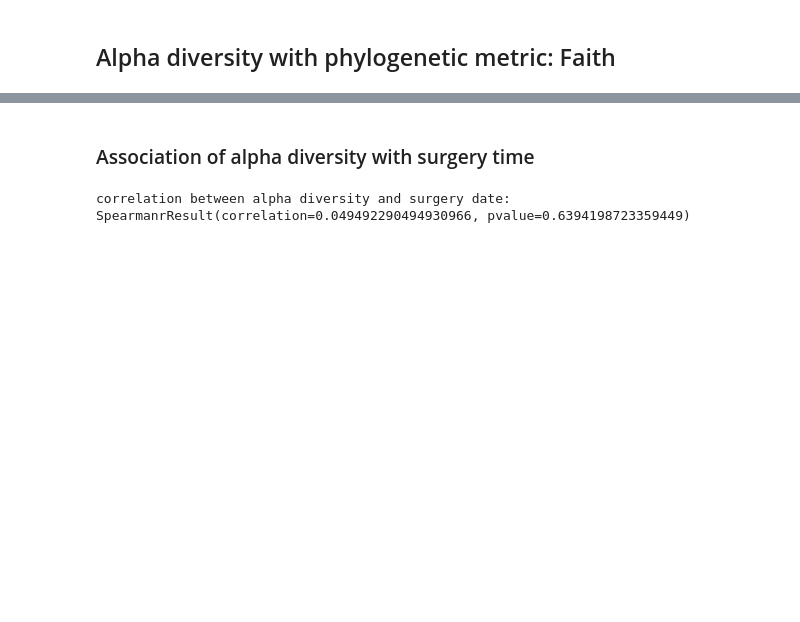
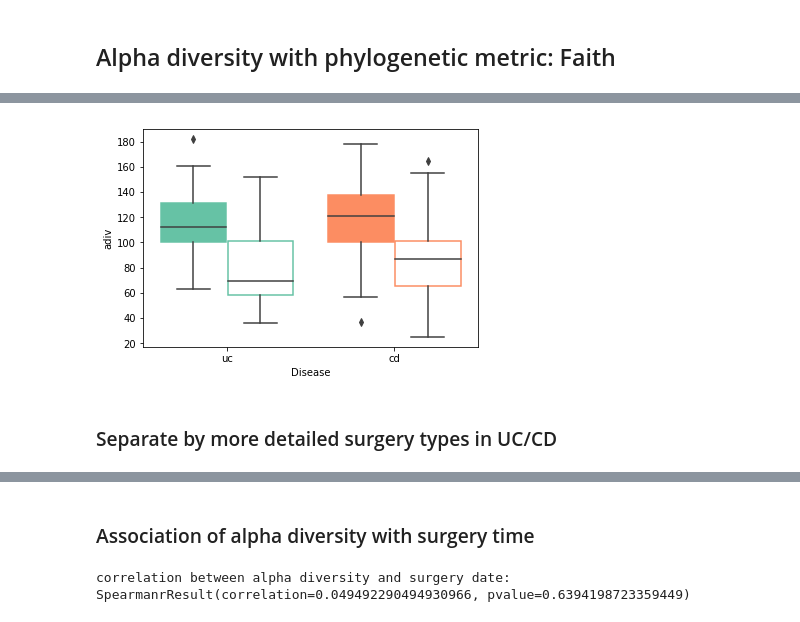
Before and after one commit to knightlab-analyses/ibd-surgery, a Jupyter notebook: notebooks_metagenomics/2.2 Biobank_Alpha_Diversity -python3.ipynb, the cells around one changed output, grey strips where cells are left out. Cells and saved outputs as stored; diff of their text form; code cells hidden in the pictures; blank space fills up the shorter version.

```diff
--- a/notebooks_metagenomics/2.2 Biobank_Alpha_Diversity -python3.ipynb
+++ b/notebooks_metagenomics/2.2 Biobank_Alpha_Diversity -python3.ipynb
@@ -17,10 +17,12 @@ matplotlib.rcParams['ps.fonttype'] = 42
 
 df_species=pd.read_csv('./data/metaphlan2_species_level_abundance_classified.csv',index_col=0)
 df_species=df_species.fillna(value=0)
+df_species=df_species.drop('PLCL19621_1',1)
 
 #load the species abundance profile with species name abundance replaced by taxonID
 # This is to ensure the consistency between phylo tree and abundance profile
 df_spe_taxID=pd.read_csv('./data/metaphlan2_species_abundance_taxonID.csv',index_col=0)
 df_spe_taxID=df_spe_taxID.fillna(value=0)
+df_spe_taxID=df_spe_taxID.drop('PLCL19621_1',1)
 # %%
 ##load metadata
@@ -252,0 +277,13 @@ MannwhitneyuResult(statistic=4050.0, pvalue=4.595546226741946e-07)
+# %%
+disease=[]
+surgery=[]
+for i in df_adiv.index:
+    disease.append(dic_subtype[i])
+    if dic_surgery[i]=='none':
+        surgery.append('No surgery')
+    else:
+        surgery.append('Surgery')
+
+df_adiv['Surgery']=surgery
+df_adiv['Disease']=disease
+df_adiv
@@ -252,0 +309,25 @@ MannwhitneyuResult(statistic=4050.0, pvalue=4.595546226741946e-07)
+# %%
+
+colors = {
+     'Surgery': '#fc8d62',
+     'No surgery': '#66c2a5',
+}
+
+fig, ax = plt.subplots()
+
+sns.boxplot(x='Disease', y='adiv', hue='Surgery', data=df_adiv, order=['uc', 'cd'],
+             hue_order=['No surgery', 'Surgery'], ax=ax)
+
+for i, color in enumerate(['#66c2a5', '#66c2a5', '#fc8d62', '#fc8d62']):
+    if ((i + 1) % 2) == 0:
+        ax.artists[i].set_facecolor('white')
+        ax.artists[i].set_edgecolor(color)
+    else:
+         ax.artists[i].set_color(color)
+ax.get_legend().set_visible(False)
+fig.savefig('../../../data/Sandborn_data/figures/Fig1A_1121.pdf')
+fig.savefig('../../../data/Sandborn_data/figures/Fig1A_1121.svg')
+# %% [output]
+[figure, added]
+# %% [markdown]
+### Separate by more detailed surgery types in UC/CD
```
Also changed, not shown: parts of 32 cells of this notebook, 6 other files.
